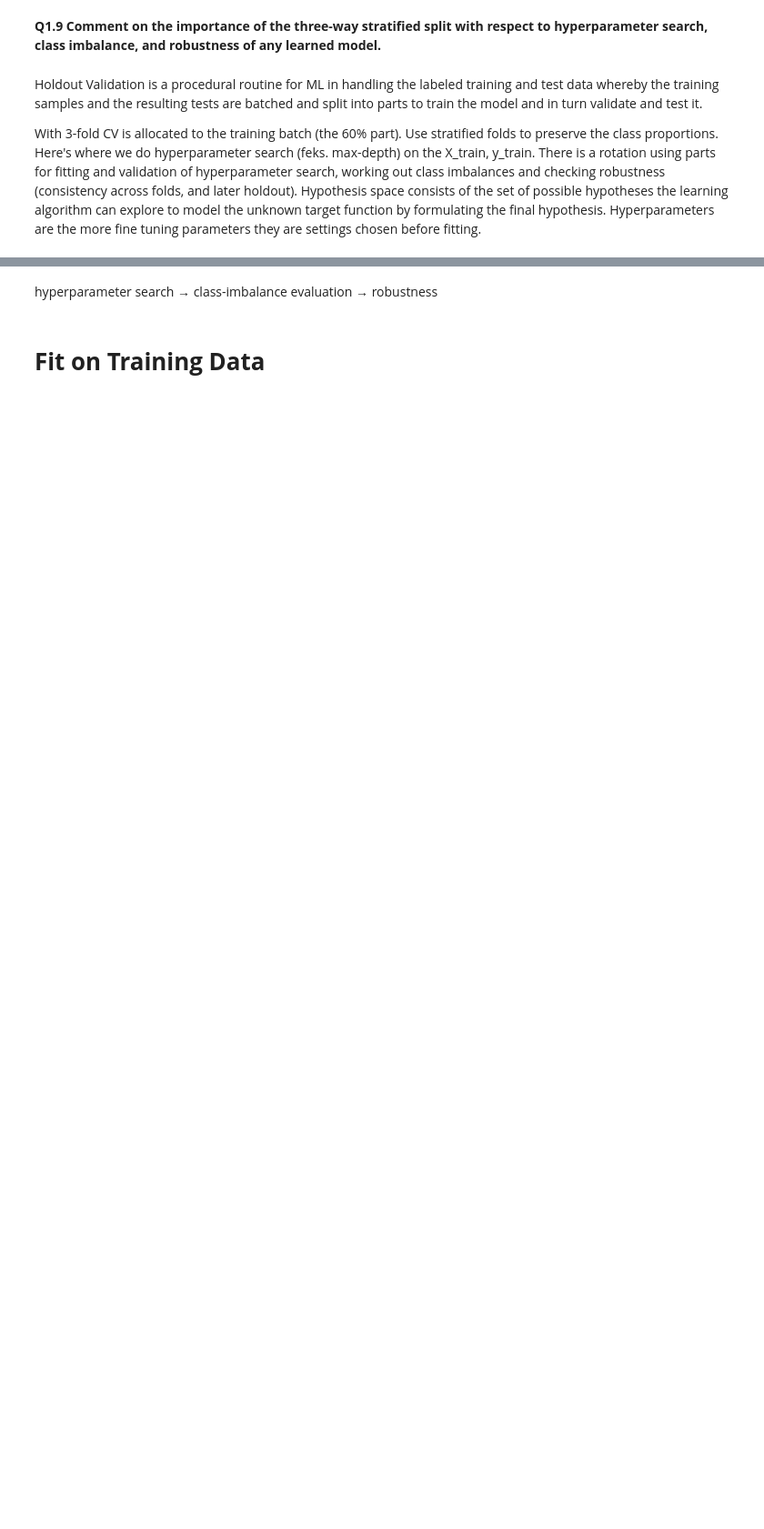
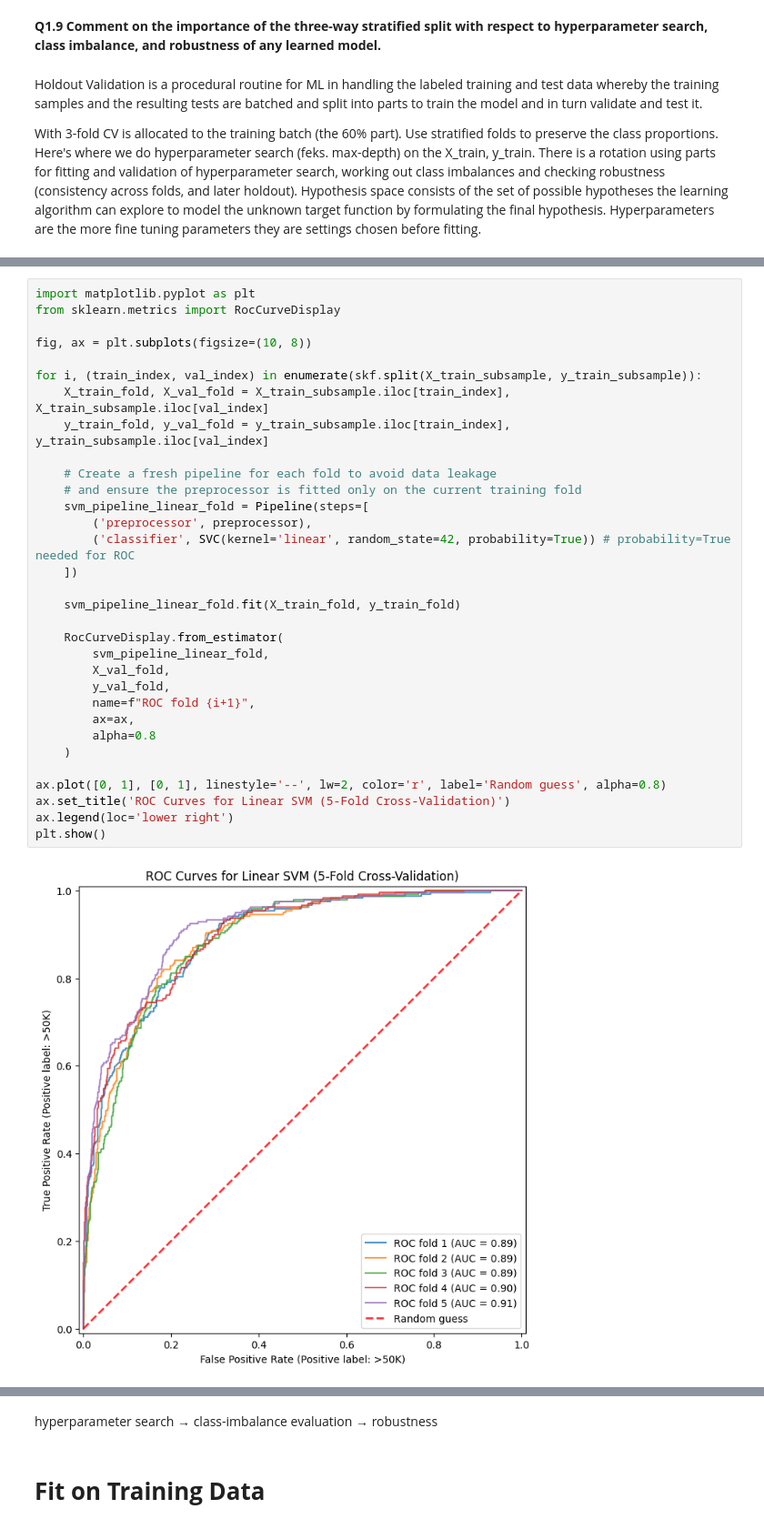
Before and after one commit to Artomic2020/Break_the_Universe, a Jupyter notebook: Assignment2_IDATG2208_26_AdultCensus.ipynb, the cells around one changed output, grey strips where cells are left out. Shown at 91% size. Drawn from its saved outputs; the diff is of its cells as text; blank space fills up the shorter version.

```diff
--- a/Assignment2_IDATG2208_26_AdultCensus.ipynb
+++ b/Assignment2_IDATG2208_26_AdultCensus.ipynb
@@ -874,0 +1101,34 @@ the unknown target function by formulating the final hypothesis. Hyperparameters
+# %%
+import matplotlib.pyplot as plt
+from sklearn.metrics import RocCurveDisplay
+
+fig, ax = plt.subplots(figsize=(10, 8))
+
+for i, (train_index, val_index) in enumerate(skf.split(X_train_subsample, y_train_subsample)):
+    X_train_fold, X_val_fold = X_train_subsample.iloc[train_index], X_train_subsample.iloc[val_index]
+    y_train_fold, y_val_fold = y_train_subsample.iloc[train_index], y_train_subsample.iloc[val_index]
+
+    # Create a fresh pipeline for each fold to avoid data leakage
+    # and ensure the preprocessor is fitted only on the current training fold
+    svm_pipeline_linear_fold = Pipeline(steps=[
+        ('preprocessor', preprocessor),
+        ('classifier', SVC(kernel='linear', random_state=42, probability=True)) # probability=True needed for ROC
+    ])
+
+    svm_pipeline_linear_fold.fit(X_train_fold, y_train_fold)
+
+    RocCurveDisplay.from_estimator(
+        svm_pipeline_linear_fold,
+        X_val_fold,
+        y_val_fold,
+        name=f"ROC fold {i+1}",
+        ax=ax,
+        alpha=0.8
+    )
+
+ax.plot([0, 1], [0, 1], linestyle='--', lw=2, color='r', label='Random guess', alpha=0.8)
+ax.set_title('ROC Curves for Linear SVM (5-Fold Cross-Validation)')
+ax.legend(loc='lower right')
+plt.show()
+# %% [output]
+[figure, added]
```
Also changed, not shown: parts of 36 cells of this notebook.
